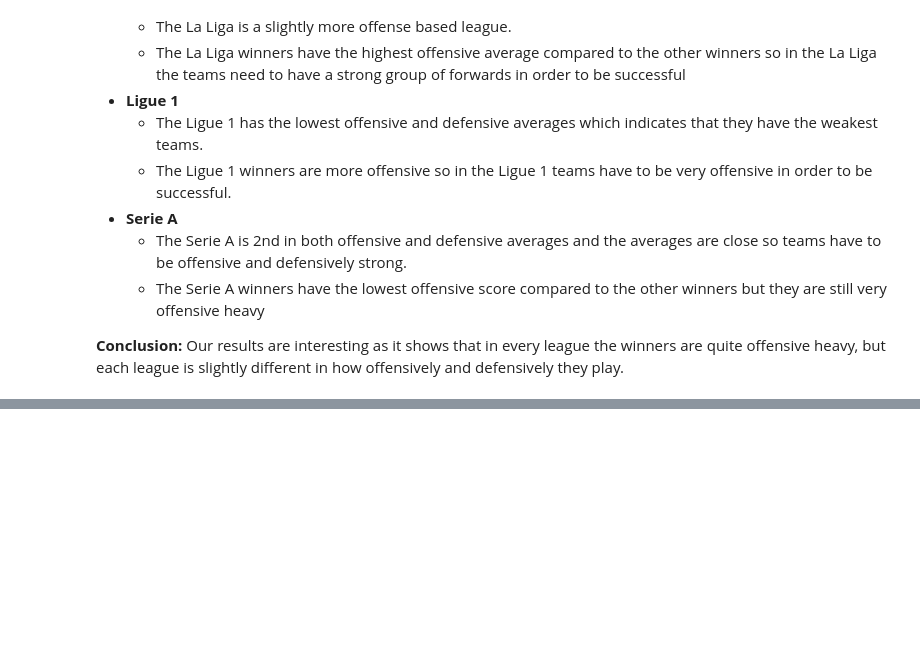
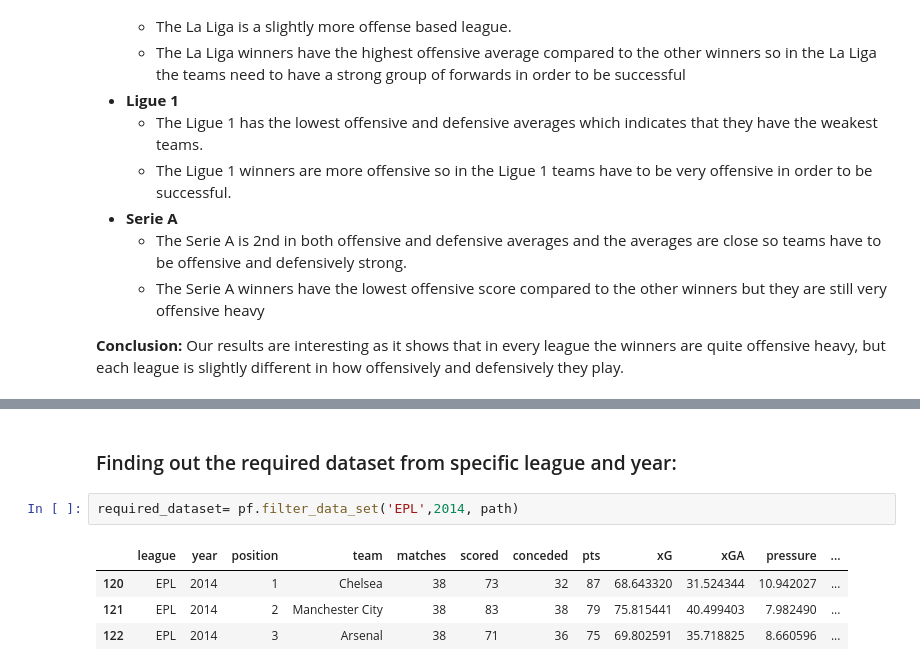
Before and after one commit to data301-2021-summer2/football-metrics-analysis, a Jupyter notebook: analysis/Final_Unified_Analysis.ipynb, the cells around one changed output, grey strips where cells are left out. Drawn from its saved outputs; the diff is of its cells as text; blank space fills up the shorter version.

```diff
--- a/analysis/Final_Unified_Analysis.ipynb
+++ b/analysis/Final_Unified_Analysis.ipynb
@@ -113,0 +144,9 @@ Text(0.5, 1.0, 'Serie A Winners')
+# %% [markdown]
+### Finding out the required dataset from specific league and year:
+# %%
+required_dataset= pf.filter_data_set('EPL',2014, path)
+# %% [output]
+|  | league | year | position | team | matches | scored | conceded | pts | xG | xGA | pressure | ... |
+| 120 | EPL | 2014 | 1 | Chelsea | 38 | 73 | 32 | 87 | 68.643320 | 31.524344 | 10.942027 | ... |
+| 121 | EPL | 2014 | 2 | Manchester City | 38 | 83 | 38 | 79 | 75.815441 | 40.499403 | 7.982490 | ... |
+| 122 | EPL | 2014 | 3 | Arsenal | 38 | 71 | 36 | 75 | 69.802591 | 35.718825 | 8.660596 | ... |
```
Also changed, not shown: parts of 11 cells of this notebook, 7 other files.
